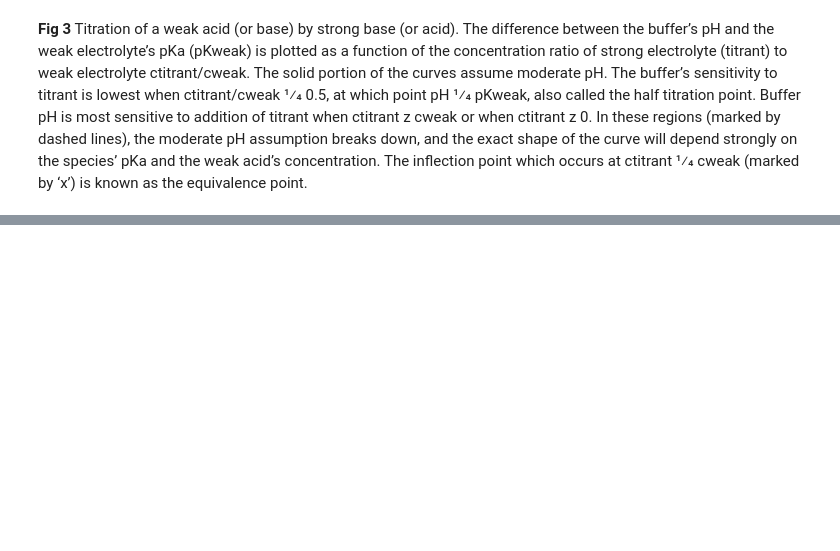
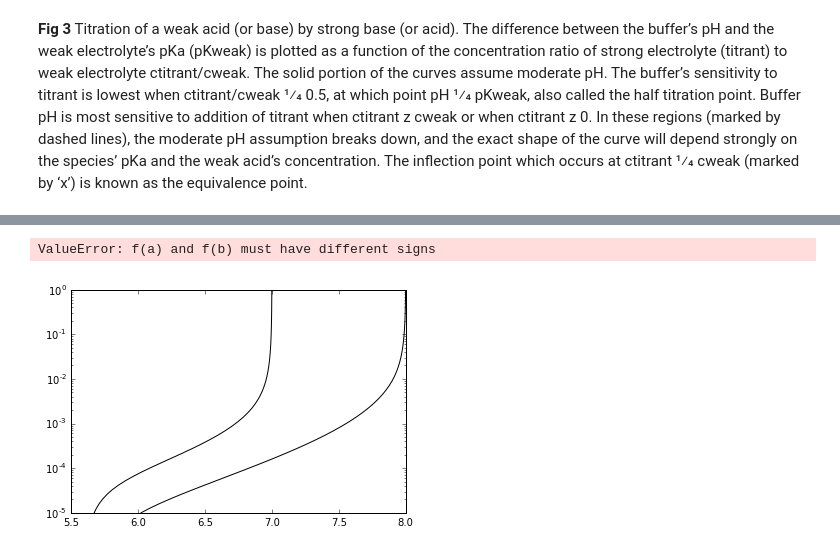
Before and after one commit to lewisamarshall/ionize, a Jupyter notebook: Benchmarks.ipynb, the cells around one changed output, grey strips where cells are left out. Saved outputs shown, nothing was run; the diff lists cells and outputs as text; code cells hidden in the pictures; blank space fills up the shorter version.

```diff
--- a/Benchmarks.ipynb
+++ b/Benchmarks.ipynb
@@ -79,0 +162,17 @@ plot.show()
+# %%
+c = np.logspace(-5, 0)
+pH = [7, 8, 9]
+
+for p in pH:
+    adj = [ionize.Solution('tris', cp
+                           ).titrate('chloride', p
+                                    ).equilibrate_CO2().pH
+           for cp in c]
+    plot.semilogy(adj, c, 'k')
+
+plot.xlabel("pH")
+plot.ylabel('c_buffer')
+plot.show()
+# %% [output]
+ValueError: f(a) and f(b) must have different signs
+[figure, added]
```
Also changed, not shown: parts of 8 cells of this notebook.
